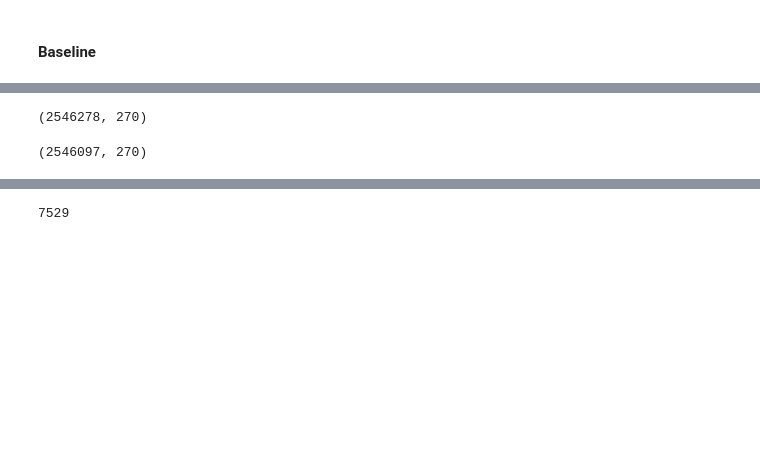
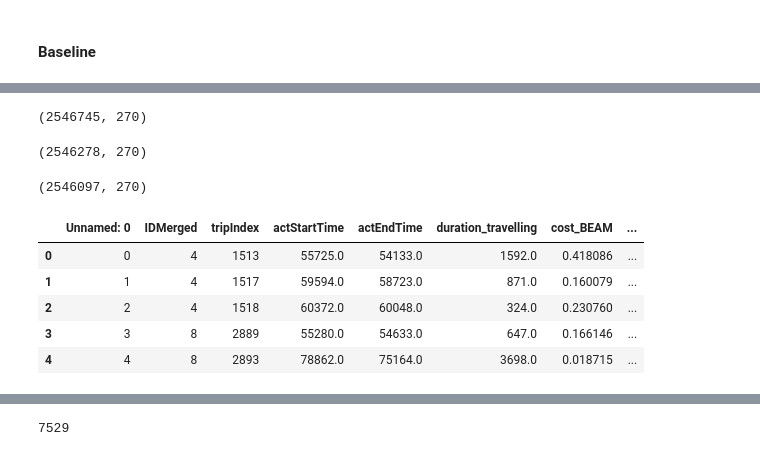
Before and after one commit to LBNL-UCB-STI/beam-core-analysis, a Jupyter notebook: Users/Nazanin/Telecommuting.ipynb, the cells around one changed output, grey strips where cells are left out. Cells and saved outputs as stored; diff of their text form; code cells hidden in the pictures; blank space fills up the shorter version.

```diff
--- a/Users/Nazanin/Telecommuting.ipynb
+++ b/Users/Nazanin/Telecommuting.ipynb
@@ -77,8 +73,21 @@ sf_tel_base.shape
+# %%
+sf_tel_base.shape
+# %% [output]
+(2546745, 270)
 # %%
 sf_base.shape
 # %% [output]
 (2546278, 270)
-# %%
-sf_tel_1p56.shape
-# %% [output]
-(2546097, 270)
+# %%
+sf_tel_1p56.shape
+# %% [output]
+(2546097, 270)
+# %%
+sf_tel_1p56_new.head()
+# %% [output]
+|  | Unnamed: 0 | IDMerged | tripIndex | actStartTime | actEndTime | duration_travelling | cost_BEAM | ... |
+| 0 | 0 | 4 | 1513 | 55725.0 | 54133.0 | 1592.0 | 0.418086 | ... |
+| 1 | 1 | 4 | 1517 | 59594.0 | 58723.0 | 871.0 | 0.160079 | ... |
+| 2 | 2 | 4 | 1518 | 60372.0 | 60048.0 | 324.0 | 0.230760 | ... |
+| 3 | 3 | 8 | 2889 | 55280.0 | 54633.0 | 647.0 | 0.166146 | ... |
+| 4 | 4 | 8 | 2893 | 78862.0 | 75164.0 | 3698.0 | 0.018715 | ... |
```
Also changed, not shown: parts of 8 cells of this notebook, 1 other file.
